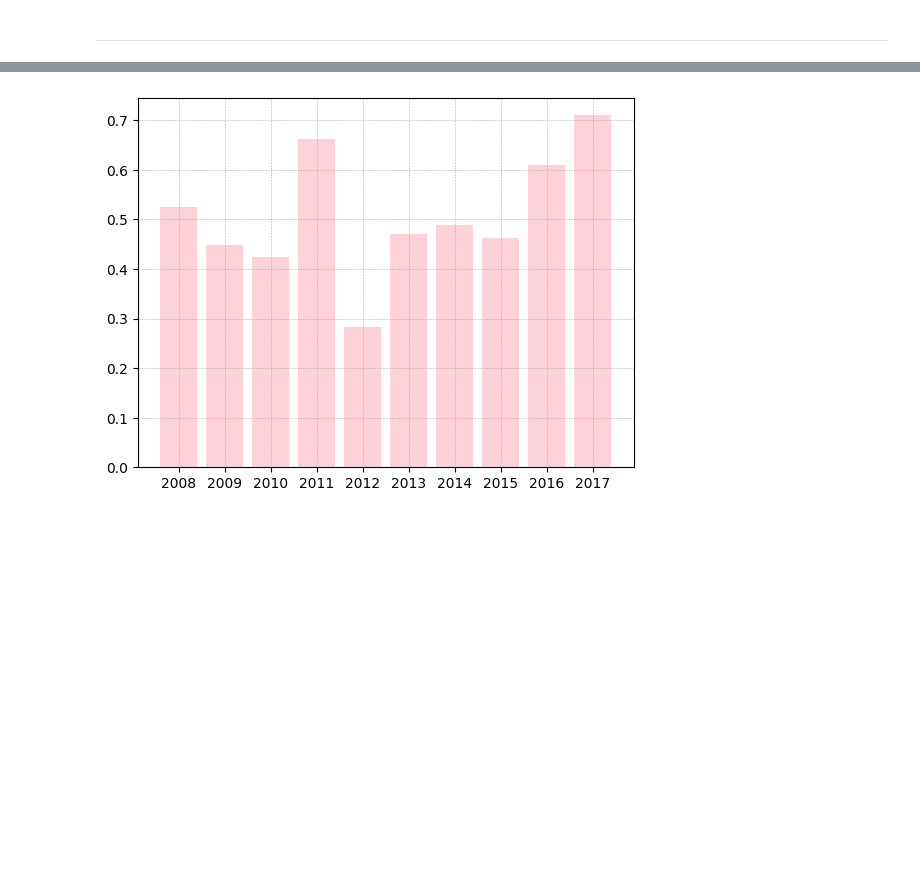
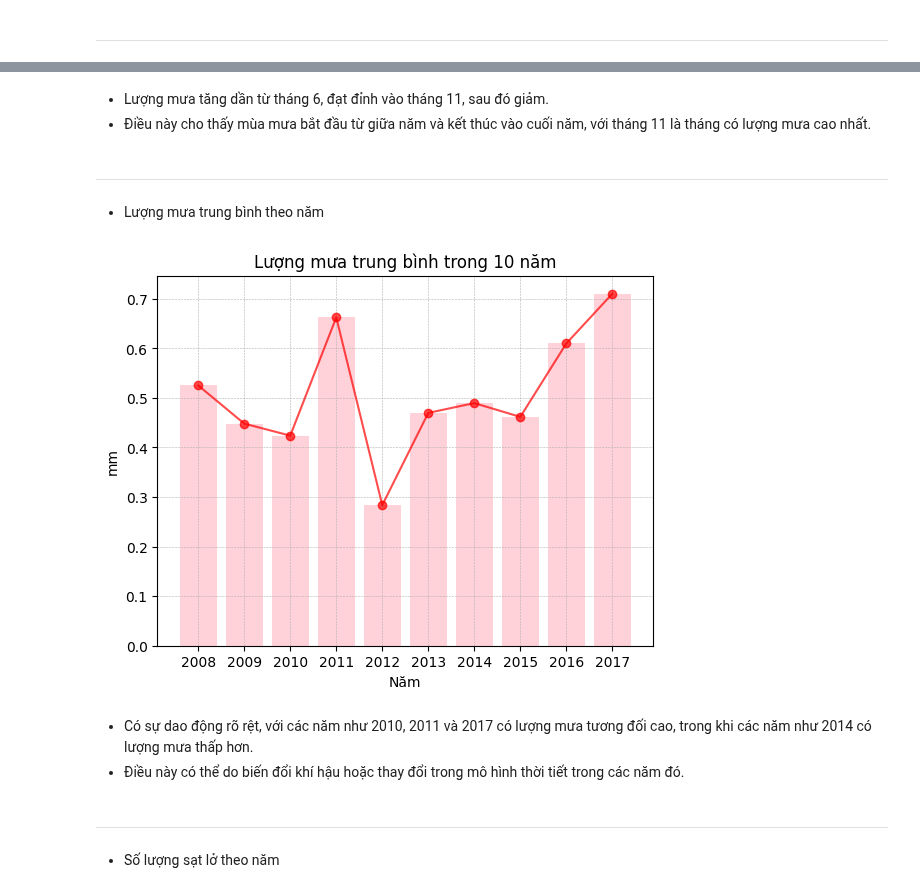
Before and after one commit to anbit192/coding-adventure, a Jupyter notebook: risk-management/rain-analysis.ipynb, the cells around one changed output, grey strips where cells are left out. Drawn from its saved outputs; the diff is of its cells as text; code cells hidden in the pictures; blank space fills up the shorter version.

```diff
--- a/risk-management/rain-analysis.ipynb
+++ b/risk-management/rain-analysis.ipynb
@@ -66,18 +90,38 @@ plt.show()
+# %% [markdown]
+- Lượng mưa tăng dần từ tháng 6, đạt đỉnh vào tháng 11, sau đó giảm.
+- Điều này cho thấy mùa mưa bắt đầu từ giữa năm và kết thúc vào cuối năm, với tháng 11 là tháng có lượng mưa cao nhất.
+# %% [markdown]
+---
+# %% [markdown]
+- Lượng mưa trung bình theo năm
 # %%
 avg_rain_years = np.zeros(10)
 count_landslides_year = np.zeros(10)
 for i in range(10):
     idxs = np.where(df["years"]==i+2008)[0]
     count_landslides_year[i] = np.sum(df["landslide"].iloc[idxs])
     avg_rain_years[i] = np.average(df["rains"].iloc[idxs])
 
 avg_rain_years
+plt.title("Lượng mưa trung bình trong 10 năm")
+
 plt.grid(linestyle="--", linewidth=0.4)
-plt.bar(x=range(2008, 2018), height=avg_rain_years, color="pink", alpha=0.7)
+plt.plot(range(2008, 2018), avg_rain_years, color="red", alpha=0.7, marker="o")
+plt.bar(range(2008, 2018), avg_rain_years, color="pink", alpha=0.7)
+
 plt.xticks(range(2008, 2018))
+plt.xlabel("Năm")
+plt.ylabel("mm")
 # plt.plot(range(2008, 2018), avg_rain_years, color='red', linestyle='-', alpha=0.6)
 plt.show()
 # %% [output]
-[figure, old version]
+[figure, new version]
+# %% [markdown]
+- Có sự dao động rõ rệt, với các năm như 2010, 2011 và 2017 có lượng mưa tương đối cao, trong khi các năm như 2014 có lượng mưa thấp hơn.
+- Điều này có thể do biến đổi khí hậu hoặc thay đổi trong mô hình thời tiết trong các năm đó.
+# %% [markdown]
+---
+# %% [markdown]
+- Số lượng sạt lở theo năm
 # %%
 plt.grid(linestyle="--", linewidth=0.4)
```
Also changed, not shown: parts of 38 cells of this notebook, 39 other files.
